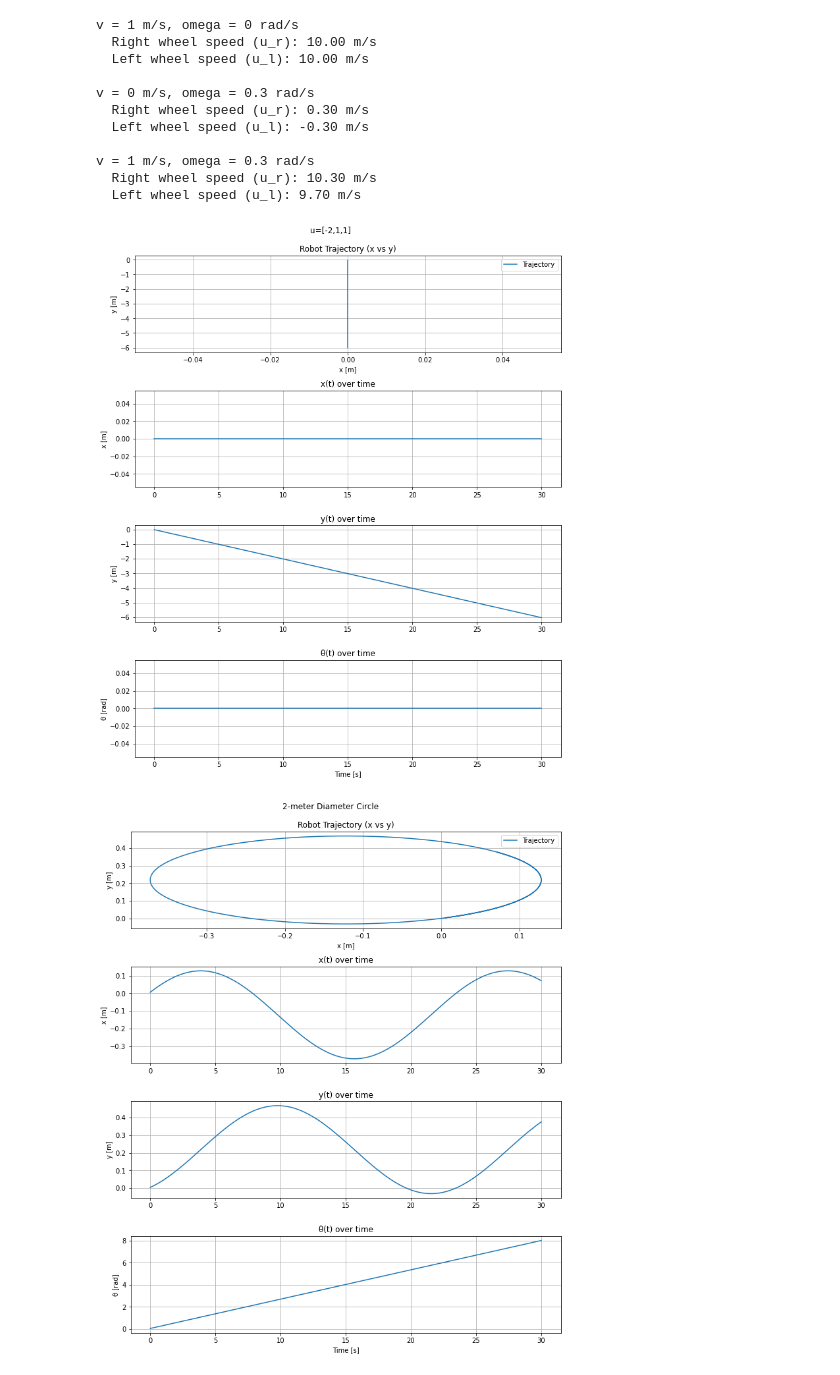
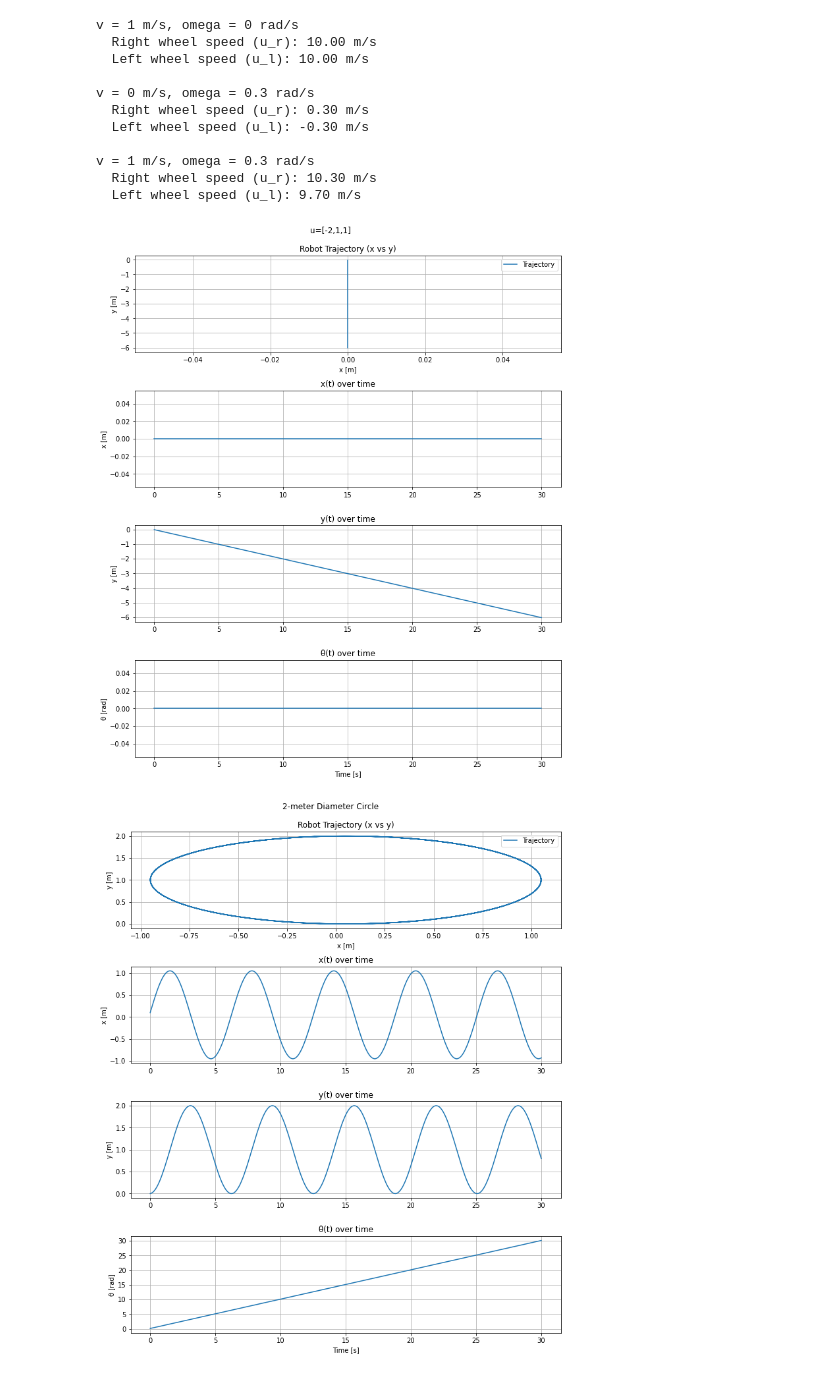
Before and after one commit to dgobalak/MTE544, a Jupyter notebook: a1/q34.ipynb, the cells around one changed output. Saved outputs shown, nothing was run; the diff lists cells and outputs as text; code cells hidden in the pictures.

Commit message:
fix A1 q4 circle

```diff
--- a/a1/q34.ipynb
+++ b/a1/q34.ipynb
@@ -204,12 +204,18 @@ def simulate_robot_motion(u_func):
 
 # Define wheel speed inputs
 def u_func_sim1(t):
+    # Given u = [-2, 1, 1]
     return np.array([[-2.0], [1.0], [1.0]], dtype=float32)
 
 def u_func_sim2(t):
-    return np.array([[1.0], [0.0], [1.0]], dtype=float32)
+    # Circle with 2-meter diameter
+    vx = 1.0  # Linear velocity along the circle; complete circle in 2π seconds
+    vy = 0.0  # No y-component
+    omega = 1.0 # At 1 rad/s, the robot completes a full circle in 2π seconds
+    return vel_to_wheel_speed_matrix(0) @ np.array([[vx], [vy], [omega]], dtype=float32)
 
 def u_func_sim3(t):
+    # Straight line with 60-degree slope
     vx = 1.0  # Linear velocity along the slope direction
     vy = vx * np.tan(np.radians(60))  # y-component to achieve the slope
     omega = 0.0
@@ -237,32 +243,32 @@ def plot_simulation(sim_num, x_vals, y_vals, theta_vals, title):
     plt.subplot(4, 1, 2)
     plt.plot(time_array, x_vals, label="x(t)")
     plt.title("x(t) over time")
     plt.ylabel("x [m]")
     plt.grid()
 
     # y(t) Plot
     plt.subplot(4, 1, 3)
     plt.plot(time_array, y_vals, label="y(t)")
     plt.title("y(t) over time")
     plt.ylabel("y [m]")
     plt.grid()
 
     # θ(t) Plot
     plt.subplot(4, 1, 4)
     plt.plot(time_array, theta_vals, label="θ(t)")
     plt.title("θ(t) over time")
     plt.ylabel("θ [rad]")
     plt.xlabel("Time [s]")
     plt.grid()
 
     plt.tight_layout(rect=[0, 0, 1, 0.96])
     plt.show()
 
 # Plot all simulations
 plot_simulation(1, x_vals_1, y_vals_1, theta_vals_1, 'u=[-2,1,1]')
 plot_simulation(2, x_vals_2, y_vals_2, theta_vals_2, '2-meter Diameter Circle')
 plot_simulation(3, x_vals_3, y_vals_3, theta_vals_3, '60-degree Slope')
 # %% [output]
 [figure]
-[figure, old version]
+[figure, new version]
 [figure]
```
Also changed, not shown: parts of 1 cell of this notebook.
